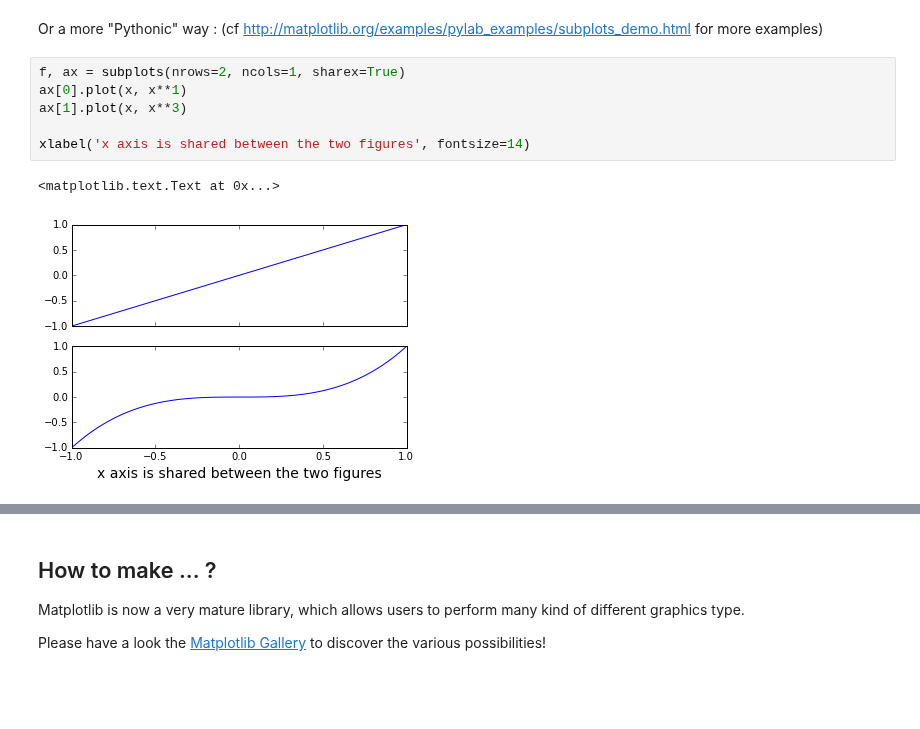
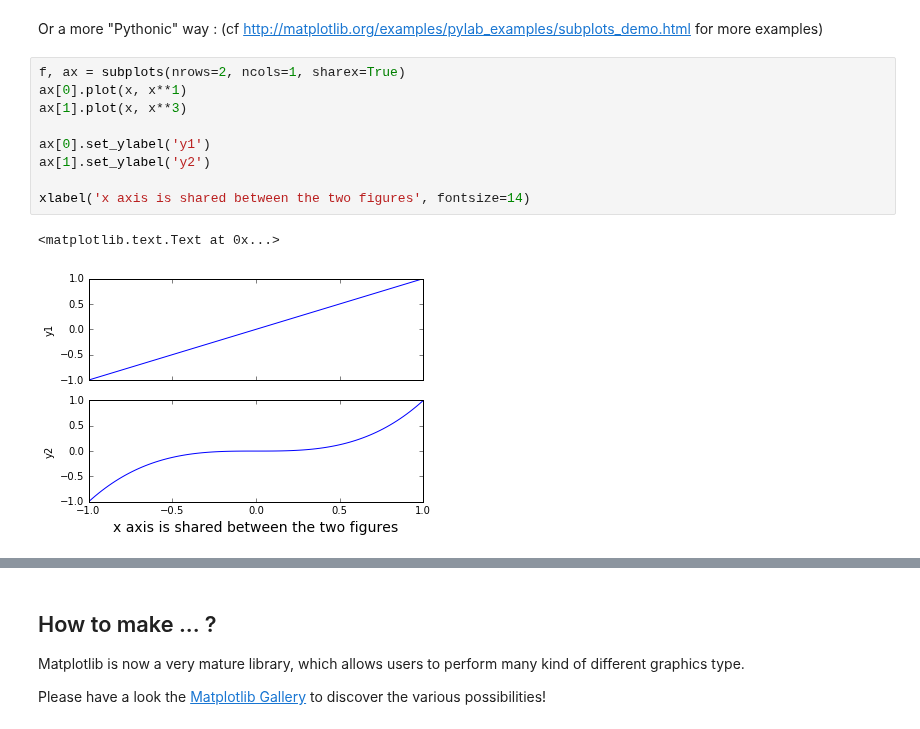
Before and after one commit to jhillairet/Python_Course_For_Fusion, a Jupyter notebook: Courses/Part4_plotting.ipynb, the cells around one changed output, grey strips where cells are left out. Saved outputs shown, nothing was run; the diff lists cells and outputs as text; blank space fills up the shorter version.

```diff
--- a/Courses/Part4_plotting.ipynb
+++ b/Courses/Part4_plotting.ipynb
@@ -135,9 +141,12 @@ Or a more "Pythonic" way : (cf http://matplotlib.org/examples/pylab_examples/sub
 # %%
 f, ax = subplots(nrows=2, ncols=1, sharex=True)
 ax[0].plot(x, x**1)
 ax[1].plot(x, x**3)
 
+ax[0].set_ylabel('y1')
+ax[1].set_ylabel('y2')
+
 xlabel('x axis is shared between the two figures', fontsize=14)
 # %% [output]
 <matplotlib.text.Text at 0x...>
-[figure, old version]
+[figure, new version]
```
Also changed, not shown: parts of 14 cells of this notebook, 3 other files.
